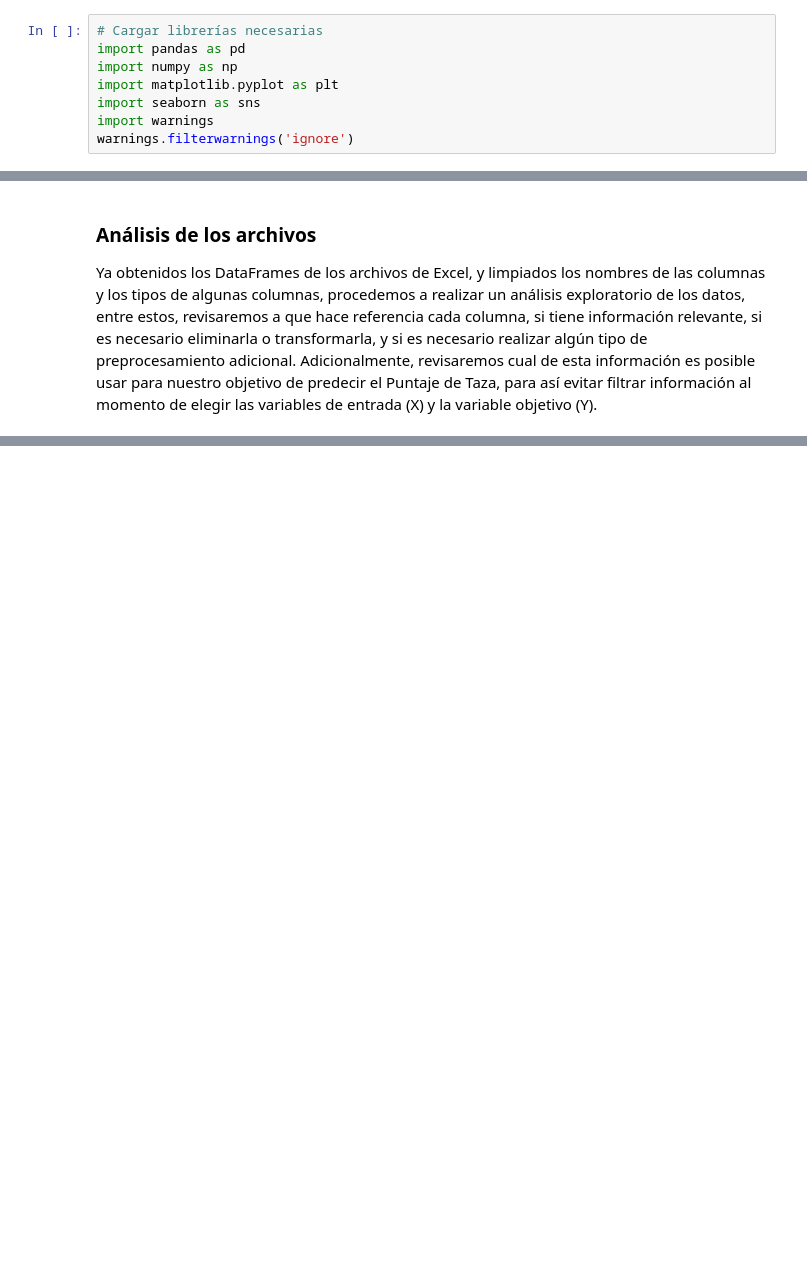
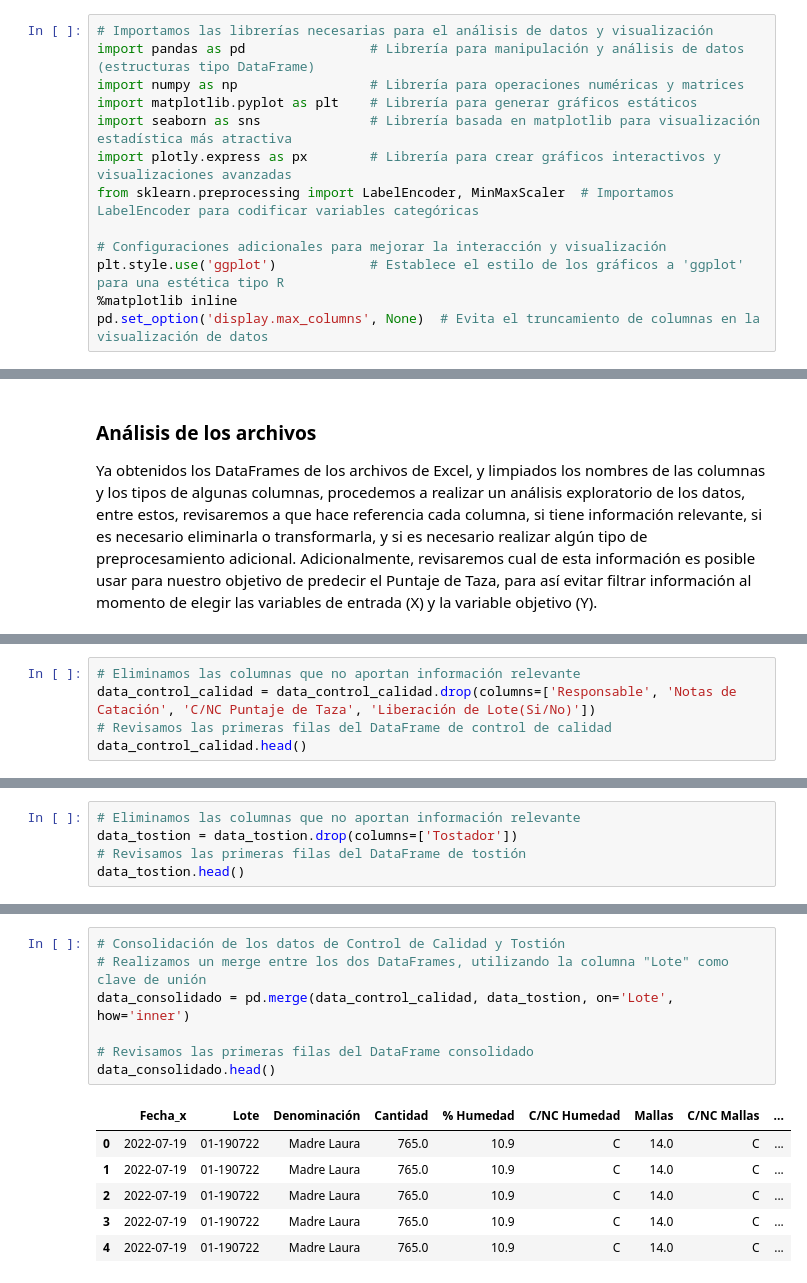
Before and after one commit to leodavid0109/Aprendizaje_Automatico, a Jupyter notebook: Tarea Café/Proyecto Café.ipynb, the cells around one changed output, grey strips where cells are left out. Drawn from its saved outputs; the diff is of its cells as text; blank space fills up the shorter version.

```diff
--- a/Tarea Café/Proyecto Café.ipynb
+++ b/Tarea Café/Proyecto Café.ipynb
@@ -16,13 +16,18 @@ Predecir la calidad del café basados en el Puntaje de Taza.
 # %% [markdown]
 El paso inicial es cargar los datos y realizar un análisis exploratorio para entender las variables disponibles y su relación con el Puntaje de Taza. Como sabemos, la información brindada para este análisis viene en un archivo de Excel, .xlsx, que contiene la información necesaria para el análisis. En primer lugar, cargaremos los datos, y los revisaremos para identificar las variables relevantes y como podemos relacionarlas con el Puntaje de Taza.
 # %%
-# Cargar librerías necesarias
-import pandas as pd
-import numpy as np
-import matplotlib.pyplot as plt
-import seaborn as sns
-import warnings
-warnings.filterwarnings('ignore')
+# Importamos las librerías necesarias para el análisis de datos y visualización
+import pandas as pd                # Librería para manipulación y análisis de datos (estructuras tipo DataFrame)
+import numpy as np                 # Librería para operaciones numéricas y matrices
+import matplotlib.pyplot as plt    # Librería para generar gráficos estáticos
+import seaborn as sns              # Librería basada en matplotlib para visualización estadística más atractiva
+import plotly.express as px        # Librería para crear gráficos interactivos y visualizaciones avanzadas
+from sklearn.preprocessing import LabelEncoder, MinMaxScaler  # Importamos LabelEncoder para codificar variables categóricas
+
+# Configuraciones adicionales para mejorar la interacción y visualización
+plt.style.use('ggplot')            # Establece el estilo de los gráficos a 'ggplot' para una estética tipo R
+%matplotlib inline
+pd.set_option('display.max_columns', None)  # Evita el truncamiento de columnas en la visualización de datos
 # %% [markdown]
 ### Archivo "CC FT 17   Formato de Control de Calidad Café de Trillado (1).xlsx"
 # %%
@@ -190,0 +280,5 @@ Ya obtenidos los DataFrames de los archivos de Excel, y limpiados los nombres de
+# %%
+# Eliminamos las columnas que no aportan información relevante
+data_control_calidad = data_control_calidad.drop(columns=['Responsable', 'Notas de Catación', 'C/NC Puntaje de Taza', 'Liberación de Lote(Si/No)'])
+# Revisamos las primeras filas del DataFrame de control de calidad
+data_control_calidad.head()
@@ -190,0 +305,5 @@ Ya obtenidos los DataFrames de los archivos de Excel, y limpiados los nombres de
+# %%
+# Eliminamos las columnas que no aportan información relevante
+data_tostion = data_tostion.drop(columns=['Tostador'])
+# Revisamos las primeras filas del DataFrame de tostión
+data_tostion.head()
@@ -190,0 +329,14 @@ Ya obtenidos los DataFrames de los archivos de Excel, y limpiados los nombres de
+# %%
+# Consolidación de los datos de Control de Calidad y Tostión
+# Realizamos un merge entre los dos DataFrames, utilizando la columna "Lote" como clave de unión
+data_consolidado = pd.merge(data_control_calidad, data_tostion, on='Lote', how='inner')
+
+# Revisamos las primeras filas del DataFrame consolidado
+data_consolidado.head()
+# %% [output]
+|  | Fecha_x | Lote | Denominación | Cantidad | % Humedad | C/NC Humedad | Mallas | C/NC Mallas | ... |
+| 0 | 2022-07-19 | 01-190722 | Madre Laura | 765.0 | 10.9 | C | 14.0 | C | ... |
+| 1 | 2022-07-19 | 01-190722 | Madre Laura | 765.0 | 10.9 | C | 14.0 | C | ... |
+| 2 | 2022-07-19 | 01-190722 | Madre Laura | 765.0 | 10.9 | C | 14.0 | C | ... |
+| 3 | 2022-07-19 | 01-190722 | Madre Laura | 765.0 | 10.9 | C | 14.0 | C | ... |
+| 4 | 2022-07-19 | 01-190722 | Madre Laura | 765.0 | 10.9 | C | 14.0 | C | ... |
```
Also changed, not shown: parts of 36 cells of this notebook.
